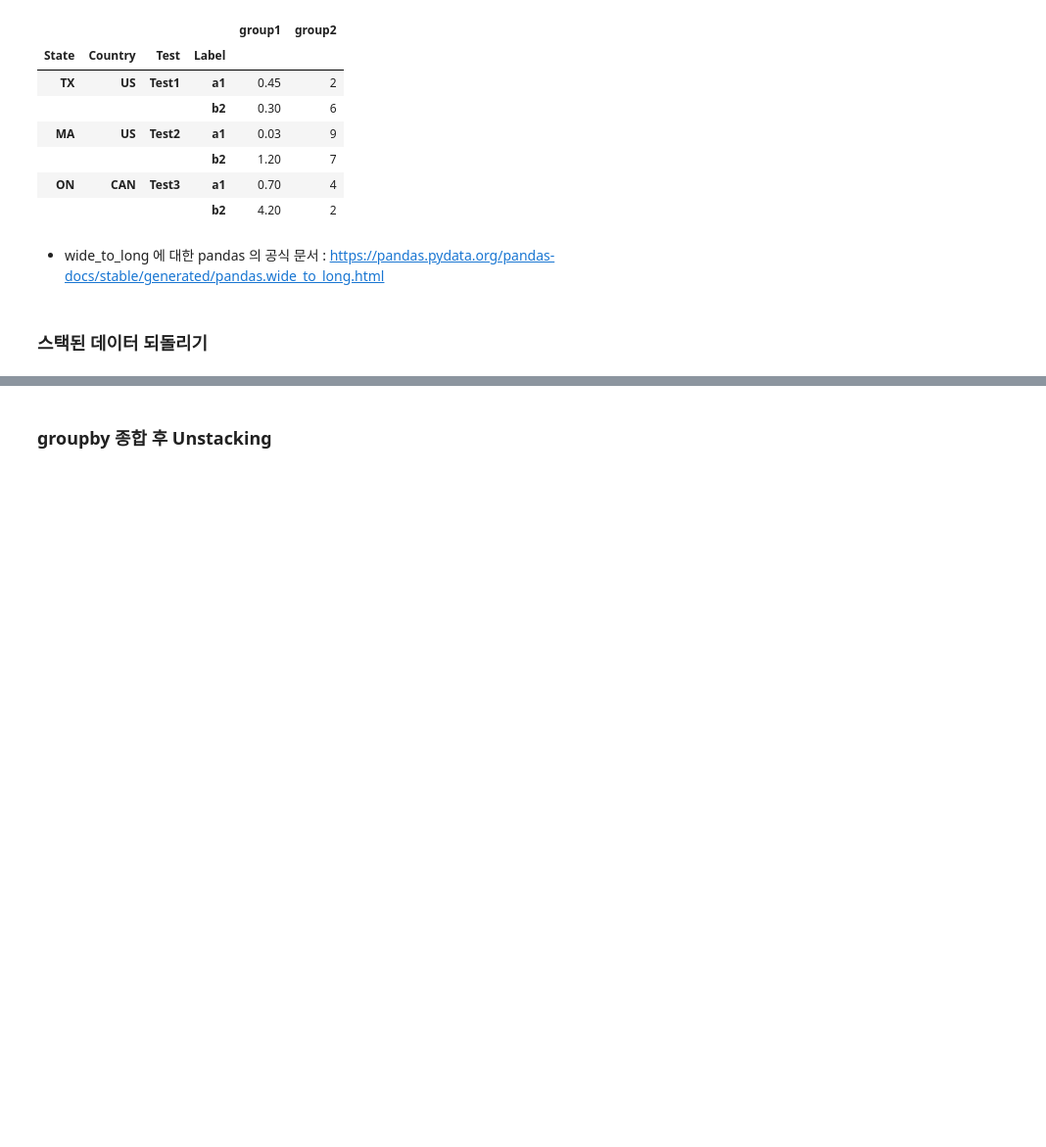
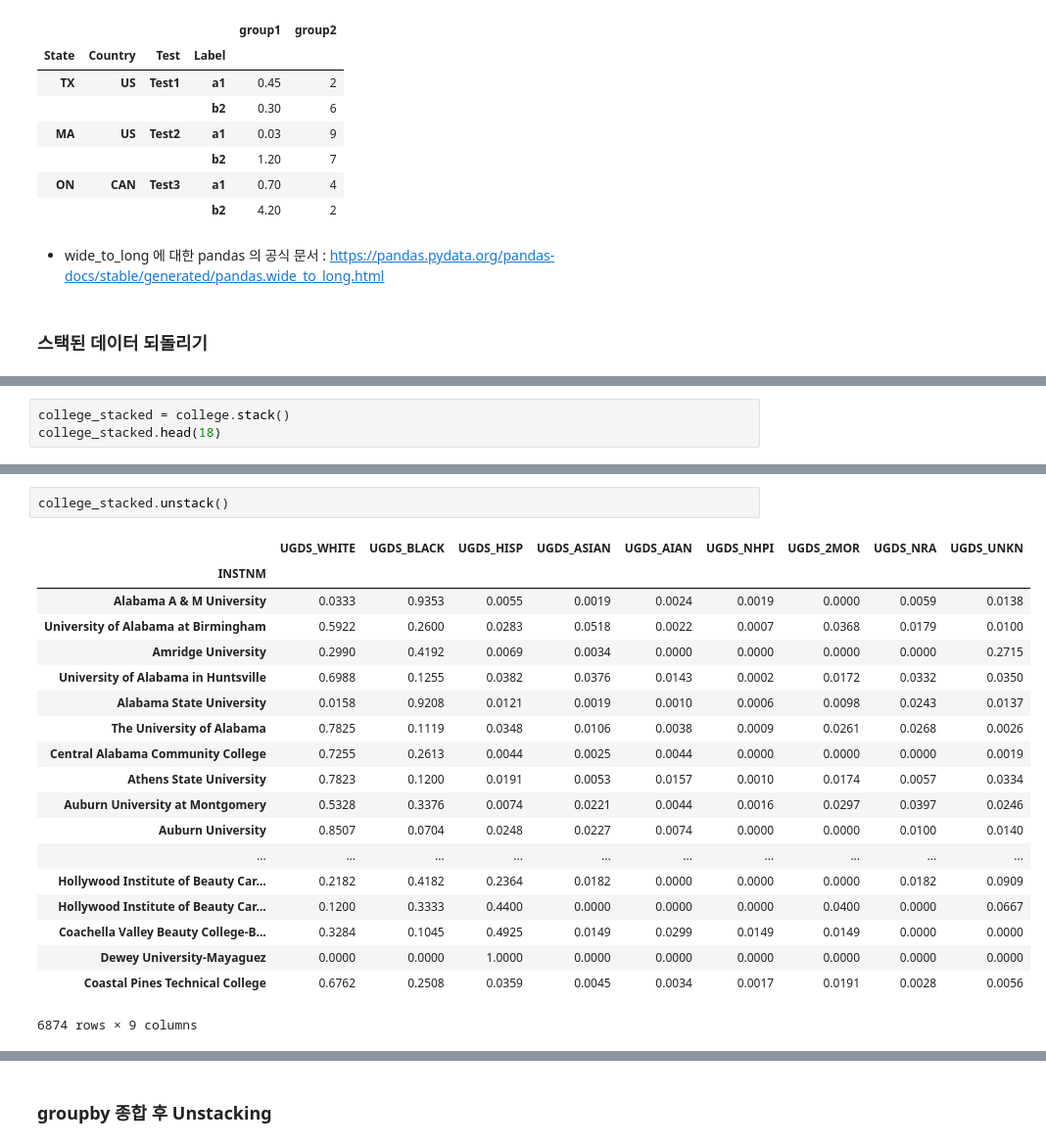
Before and after one commit to liberalapes/pandas_cookbook, a Jupyter notebook: 08장 정돈된 형태로 데이터 재구성.ipynb, the cells around one changed output, grey strips where cells are left out. Shown: that part at 98% size. Saved outputs shown, nothing was run; the diff lists cells and outputs as text; blank space fills up the shorter version.

```diff
--- a/08장 정돈된 형태로 데이터 재구성.ipynb
+++ b/08장 정돈된 형태로 데이터 재구성.ipynb
@@ -307,0 +322,3 @@ pd.wide_to_long(df2, stubnames=['group1', 'group2'],
+# %%
+college_stacked = college.stack()
+college_stacked.head(18)
@@ -307,0 +346,22 @@ pd.wide_to_long(df2, stubnames=['group1', 'group2'],
+# %%
+college_stacked.unstack()
+# %% [output]
+|  | UGDS_WHITE | UGDS_BLACK | UGDS_HISP | UGDS_ASIAN | UGDS_AIAN | UGDS_NHPI | UGDS_2MOR | UGDS_NRA | UGDS_UNKN |
+| INSTNM |  |  |  |  |  |  |  |  |  |
+| Alabama A & M University | 0.0333 | 0.9353 | 0.0055 | 0.0019 | 0.0024 | 0.0019 | 0.0000 | 0.0059 | 0.0138 |
+| University of Alabama at Birmingham | 0.5922 | 0.2600 | 0.0283 | 0.0518 | 0.0022 | 0.0007 | 0.0368 | 0.0179 | 0.0100 |
+| Amridge University | 0.2990 | 0.4192 | 0.0069 | 0.0034 | 0.0000 | 0.0000 | 0.0000 | 0.0000 | 0.2715 |
+| University of Alabama in Huntsville | 0.6988 | 0.1255 | 0.0382 | 0.0376 | 0.0143 | 0.0002 | 0.0172 | 0.0332 | 0.0350 |
+| Alabama State University | 0.0158 | 0.9208 | 0.0121 | 0.0019 | 0.0010 | 0.0006 | 0.0098 | 0.0243 | 0.0137 |
+| The University of Alabama | 0.7825 | 0.1119 | 0.0348 | 0.0106 | 0.0038 | 0.0009 | 0.0261 | 0.0268 | 0.0026 |
+| Central Alabama Community College | 0.7255 | 0.2613 | 0.0044 | 0.0025 | 0.0044 | 0.0000 | 0.0000 | 0.0000 | 0.0019 |
+| Athens State University | 0.7823 | 0.1200 | 0.0191 | 0.0053 | 0.0157 | 0.0010 | 0.0174 | 0.0057 | 0.0334 |
+| Auburn University at Montgomery | 0.5328 | 0.3376 | 0.0074 | 0.0221 | 0.0044 | 0.0016 | 0.0297 | 0.0397 | 0.0246 |
+| Auburn University | 0.8507 | 0.0704 | 0.0248 | 0.0227 | 0.0074 | 0.0000 | 0.0000 | 0.0100 | 0.0140 |
+| ... | ... | ... | ... | ... | ... | ... | ... | ... | ... |
+| Hollywood Institute of Beauty Car... | 0.2182 | 0.4182 | 0.2364 | 0.0182 | 0.0000 | 0.0000 | 0.0000 | 0.0182 | 0.0909 |
+| Hollywood Institute of Beauty Car... | 0.1200 | 0.3333 | 0.4400 | 0.0000 | 0.0000 | 0.0000 | 0.0400 | 0.0000 | 0.0667 |
+| Coachella Valley Beauty College-B... | 0.3284 | 0.1045 | 0.4925 | 0.0149 | 0.0299 | 0.0149 | 0.0149 | 0.0000 | 0.0000 |
+| Dewey University-Mayaguez | 0.0000 | 0.0000 | 1.0000 | 0.0000 | 0.0000 | 0.0000 | 0.0000 | 0.0000 | 0.0000 |
+| Coastal Pines Technical College | 0.6762 | 0.2508 | 0.0359 | 0.0045 | 0.0034 | 0.0017 | 0.0191 | 0.0028 | 0.0056 |
+6874 rows × 9 columns
```
Also changed, not shown: parts of 58 cells of this notebook.
